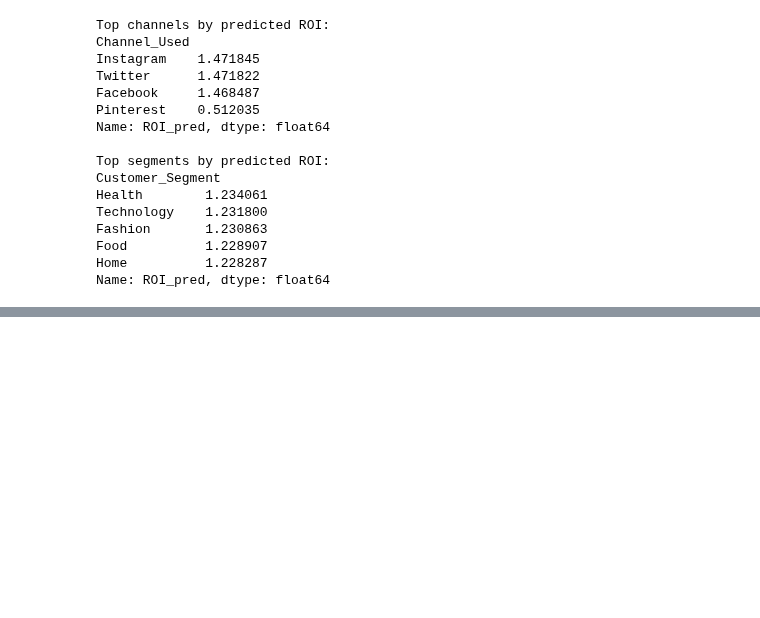
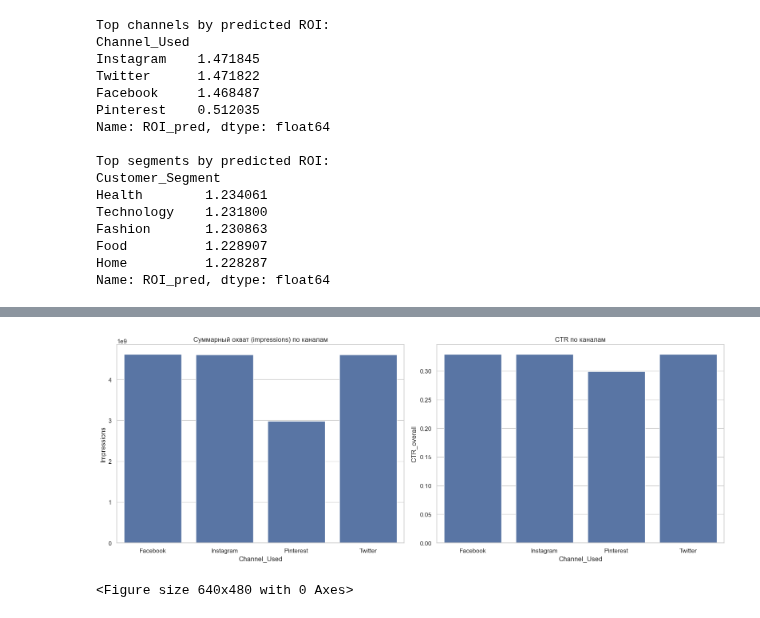
Before and after one commit to agentic-lab-club/centralized-advertising-ai-analytics, a Jupyter notebook: MML/ml.ipynb, the cells around one changed output, grey strips where cells are left out. Drawn from its saved outputs; the diff is of its cells as text; code cells hidden in the pictures; blank space fills up the shorter version.

```diff
--- a/MML/ml.ipynb
+++ b/MML/ml.ipynb
@@ -417,0 +485,32 @@ print(df_ml[['ROI','Conversion_Rate','Acquisition_Cost','cluster']].head(5))
+# %%
+channel_reach = (
+    df_ml.groupby('Channel_Used')
+    .agg({
+        'Impressions': 'sum',
+        'Clicks': 'sum',
+        'CTR': 'mean',
+        'ROI': 'mean',
+        'ROI_pred': 'mean',
+        'Conversion_Rate': 'mean',
+        'Engagement_Rate': 'mean',
+        'Acquisition_Cost': 'median'
+    })
+    .reset_index()
+)
+channel_reach['CTR_overall'] = channel_reach['Clicks'] / channel_reach['Impressions']
+
+display(channel_reach.sort_values('Impressions', ascending=False))
+
+fig, axes = plt.subplots(1, 2, figsize=(16, 6))
+sns.barplot(data=channel_reach, x='Channel_Used', y='Impressions', ax=axes[0])
+axes[0].set_title('Суммарный охват (impressions) по каналам')
+
+sns.barplot(data=channel_reach, x='Channel_Used', y='CTR_overall', ax=axes[1])
+axes[1].set_title('CTR по каналам')
+
+plt.tight_layout()
+plt.show()
+
+plt.tight_layout()
+plt.show()
+# %% [output]
@@ -417,0 +522,2 @@ print(df_ml[['ROI','Conversion_Rate','Acquisition_Cost','cluster']].head(5))
+[figure, added]
+<Figure size 640x480 with 0 Axes>
```
Also changed, not shown: parts of 9 cells of this notebook, 1 other file.
